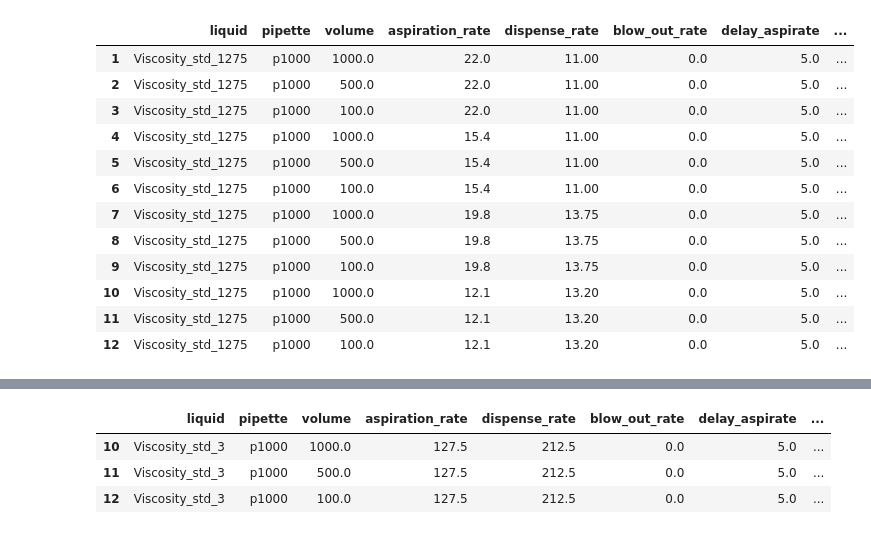
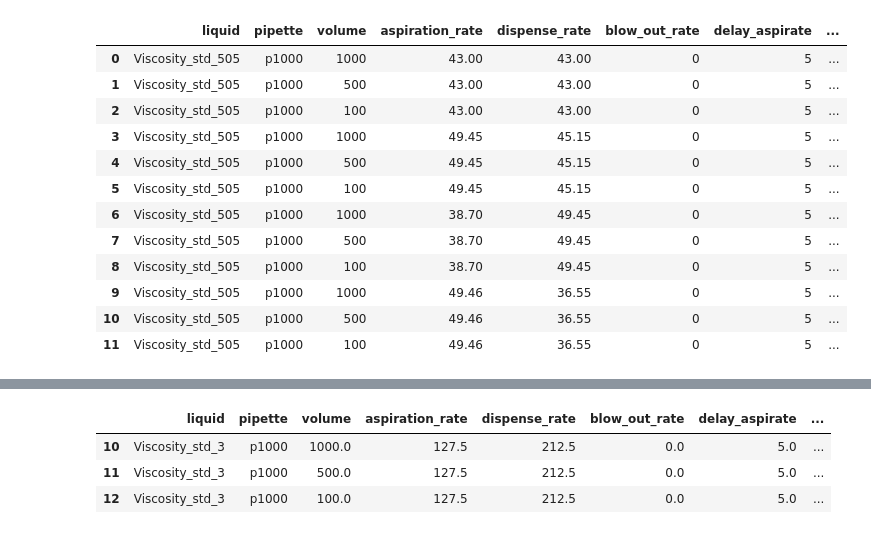
Before and after one commit to Quijanove/viscosity_liquid_transfer_Pablo, a Jupyter notebook: Opentrons_experiments/Random_initialisation_data_ver3/code for both diagrams.ipynb, the cells around one changed output, grey strips where cells are left out. Saved outputs shown, nothing was run; the diff lists cells and outputs as text; code cells hidden in the pictures.

```diff
--- a/Opentrons_experiments/Random_initialisation_data_ver3/code for both diagrams.ipynb
+++ b/Opentrons_experiments/Random_initialisation_data_ver3/code for both diagrams.ipynb
@@ -4,26 +4,26 @@ import pandas as pd
 import numpy as np
 import os
 # %%
-std = '1275'
+std = '505'
 
 initialisation_folder = (r'C:\Users\amdm_\OneDrive\Documents\GitHub\viscosity_liquid_transfer_Pablo\Opentrons_experiments\Random_initialisation_data_ver3')
 
-df_cal = pd.read_csv(initialisation_folder+r'/Viscosity_std_'+std+'.csv').drop(0)
+df_cal = pd.read_csv(initialisation_folder+r'/Viscosity_std_'+std+'.csv')
 
 df_cal
 # %% [output]
 |  | liquid | pipette | volume | aspiration_rate | dispense_rate | blow_out_rate | delay_aspirate | ... |
-| 1 | Viscosity_std_1275 | p1000 | 1000.0 | 22.0 | 11.00 | 0.0 | 5.0 | ... |
-| 2 | Viscosity_std_1275 | p1000 | 500.0 | 22.0 | 11.00 | 0.0 | 5.0 | ... |
-| 3 | Viscosity_std_1275 | p1000 | 100.0 | 22.0 | 11.00 | 0.0 | 5.0 | ... |
-| 4 | Viscosity_std_1275 | p1000 | 1000.0 | 15.4 | 11.00 | 0.0 | 5.0 | ... |
-| 5 | Viscosity_std_1275 | p1000 | 500.0 | 15.4 | 11.00 | 0.0 | 5.0 | ... |
-| 6 | Viscosity_std_1275 | p1000 | 100.0 | 15.4 | 11.00 | 0.0 | 5.0 | ... |
-| 7 | Viscosity_std_1275 | p1000 | 1000.0 | 19.8 | 13.75 | 0.0 | 5.0 | ... |
-| 8 | Viscosity_std_1275 | p1000 | 500.0 | 19.8 | 13.75 | 0.0 | 5.0 | ... |
-| 9 | Viscosity_std_1275 | p1000 | 100.0 | 19.8 | 13.75 | 0.0 | 5.0 | ... |
-| 10 | Viscosity_std_1275 | p1000 | 1000.0 | 12.1 | 13.20 | 0.0 | 5.0 | ... |
-| 11 | Viscosity_std_1275 | p1000 | 500.0 | 12.1 | 13.20 | 0.0 | 5.0 | ... |
-| 12 | Viscosity_std_1275 | p1000 | 100.0 | 12.1 | 13.20 | 0.0 | 5.0 | ... |
+| 0 | Viscosity_std_505 | p1000 | 1000 | 43.00 | 43.00 | 0 | 5 | ... |
+| 1 | Viscosity_std_505 | p1000 | 500 | 43.00 | 43.00 | 0 | 5 | ... |
+| 2 | Viscosity_std_505 | p1000 | 100 | 43.00 | 43.00 | 0 | 5 | ... |
+| 3 | Viscosity_std_505 | p1000 | 1000 | 49.45 | 45.15 | 0 | 5 | ... |
+| 4 | Viscosity_std_505 | p1000 | 500 | 49.45 | 45.15 | 0 | 5 | ... |
+| 5 | Viscosity_std_505 | p1000 | 100 | 49.45 | 45.15 | 0 | 5 | ... |
+| 6 | Viscosity_std_505 | p1000 | 1000 | 38.70 | 49.45 | 0 | 5 | ... |
+| 7 | Viscosity_std_505 | p1000 | 500 | 38.70 | 49.45 | 0 | 5 | ... |
+| 8 | Viscosity_std_505 | p1000 | 100 | 38.70 | 49.45 | 0 | 5 | ... |
+| 9 | Viscosity_std_505 | p1000 | 1000 | 49.46 | 36.55 | 0 | 5 | ... |
+| 10 | Viscosity_std_505 | p1000 | 500 | 49.46 | 36.55 | 0 | 5 | ... |
+| 11 | Viscosity_std_505 | p1000 | 100 | 49.46 | 36.55 | 0 | 5 | ... |
 # %%
 ARs = df_cal['aspiration_rate'].unique()
```
Also changed, not shown: parts of 3 cells of this notebook, 18 other files.
